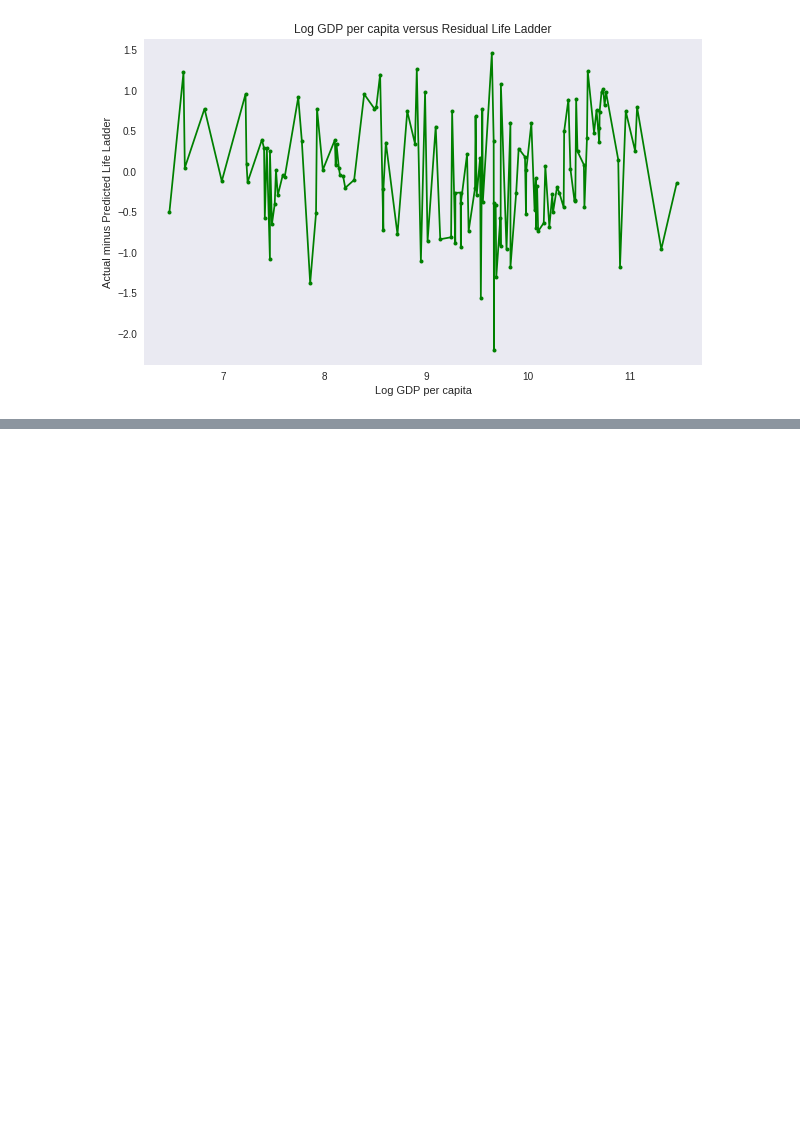
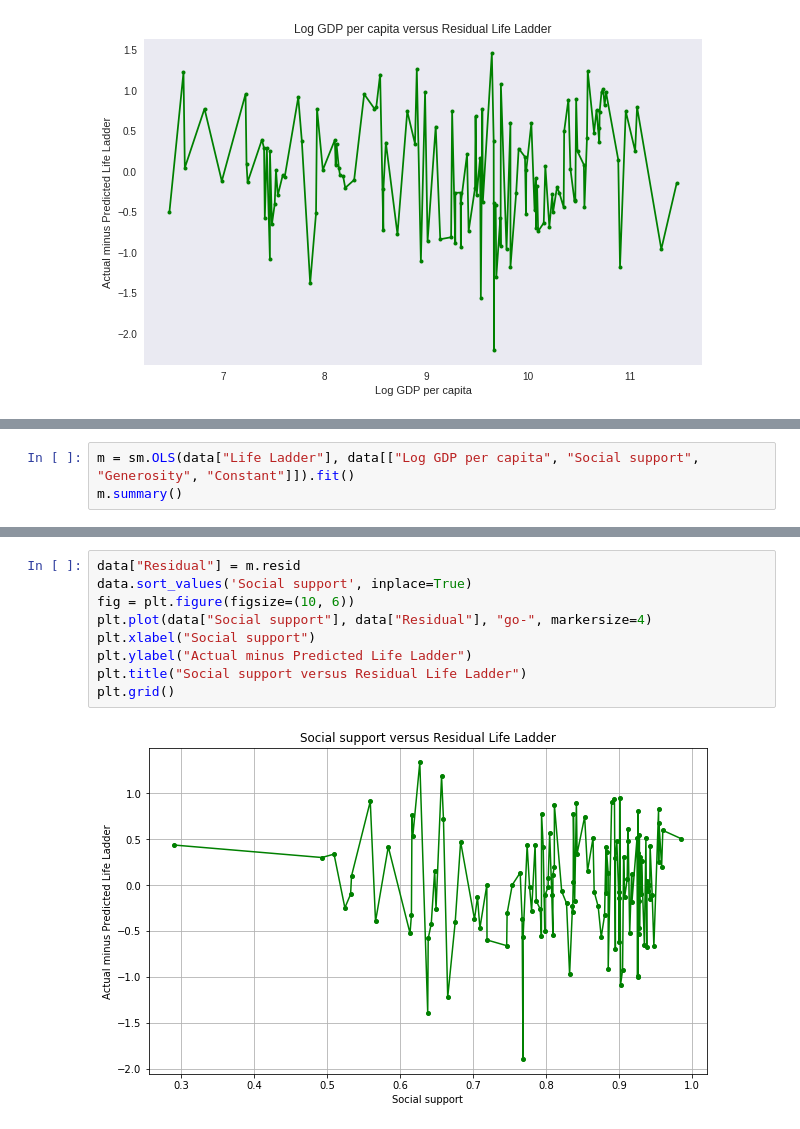
Before and after one commit to kencbaron/BEAM-Data-Science-Fall-2019, a Jupyter notebook: Lesson8.ipynb, the cells around one changed output, grey strips where cells are left out. Drawn from its saved outputs; the diff is of its cells as text; blank space fills up the shorter version.

```diff
--- a/Lesson8.ipynb
+++ b/Lesson8.ipynb
@@ -508,0 +281,3 @@ data_diff = data.dropna(subset=['Change in Life Ladder'], axis=0)
+# %%
+m = sm.OLS(data["Life Ladder"], data[["Log GDP per capita", "Social support", "Generosity", "Constant"]]).fit()
+m.summary()
@@ -508,0 +307,11 @@ data_diff = data.dropna(subset=['Change in Life Ladder'], axis=0)
+# %%
+data["Residual"] = m.resid
+data.sort_values('Social support', inplace=True)
+fig = plt.figure(figsize=(10, 6))
+plt.plot(data["Social support"], data["Residual"], "go-", markersize=4)
+plt.xlabel("Social support")
+plt.ylabel("Actual minus Predicted Life Ladder")
+plt.title("Social support versus Residual Life Ladder")
+plt.grid()
+# %% [output]
+[figure, added]
```
Also changed, not shown: parts of 68 cells of this notebook.
